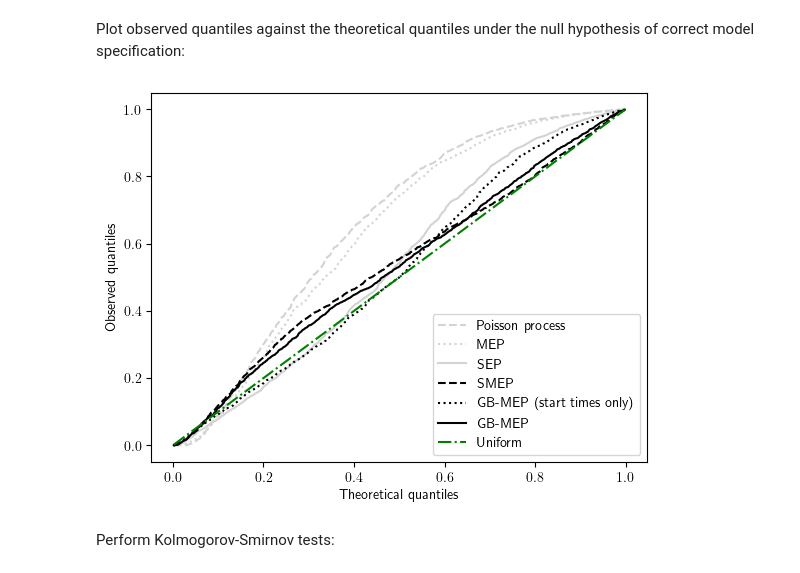
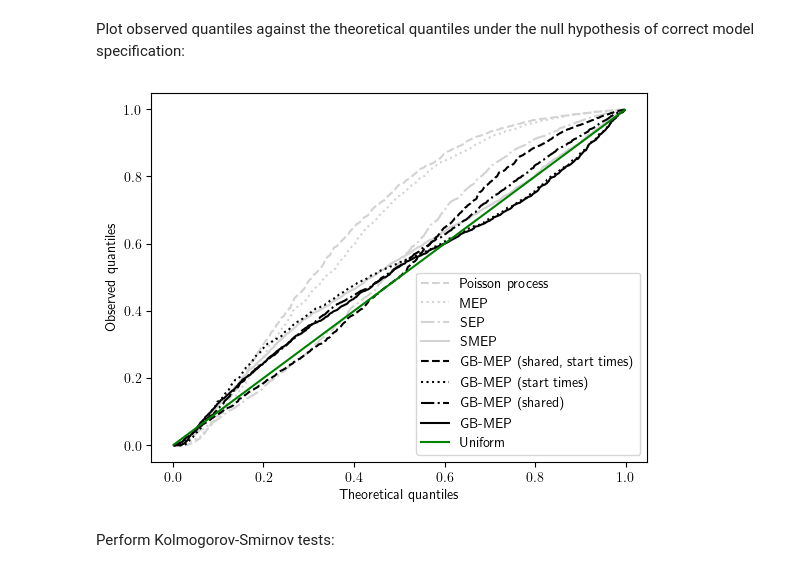
Before and after one commit to fraspass/gb-mep, a Jupyter notebook: notebooks/Santander_Cycles.ipynb, the cells around one changed output. Drawn from its saved outputs; the diff is of its cells as text; code cells hidden in the pictures.

Commit message:
added model with shared parameters and not shared parameters

```diff
--- a/notebooks/Santander_Cycles.ipynb
+++ b/notebooks/Santander_Cycles.ipynb
@@ -80,5 +85,8 @@ res_gbmep_start = G.fit(x0=start_vals, subset_nodes=range(5), start_times=True,
 # %%
 start_vals = gb_mep.insert_in_dictionary(d=res_smep, val=1, pos=3)
-res_gbmep = G.fit(x0=start_vals, subset_nodes=range(5), start_times=True, end_times=True, distance_start=True, distance_end=False, thresh=.5, min_nodes=3)
+res_gbmep_shared = G.fit(x0=start_vals, subset_nodes=range(4,5), start_times=True, end_times=True, distance_start=True, distance_end=False, thresh=.5, min_nodes=3, shared_parameters=True)
 # %% [output]
  4 - Abingdon Green, Westminster
+# %%
+start_vals = gb_mep.combine_dictionaries(d1=gb_mep.combine_dictionaries(d1=gb_mep.append_to_dictionary(d=res_sep, val=1), d2=res_sep, cut_d2=1), d2=res_smep, cut_d2=3)
+res_gbmep = G.fit(x0=start_vals, subset_nodes=range(4,5), start_times=True, end_times=True, distance_start=True, distance_end=False, thresh=.5, min_nodes=3)
@@ -98,9 +108,15 @@ p_sep_train, p_sep_test = G.pvals_sep(params=pp, node_index=index, start_times=s
 pp = gb_mep.transform_parameters(res_smep[index].x)
 p_smep_train, p_smep_test = G.pvals_smep(params=pp, node_index=index, start_times=start_times, end_times=end_times, test_split=True)
 # p-values for GB-MEP with start times only
+pp  = gb_mep.transform_parameters(res_gbmep_start_shared[index].x)
+p_gbmep_start_shared_train, p_gbmep_start_shared_test = G.pvals_gbmep_start_shared(params=pp, node_index=index, subset_nodes=res_gbmep_start[index].subset_nodes, start_times=start_times, test_split=True)
+# p-values for GB-MEP with start times only
 pp  = gb_mep.transform_parameters(res_gbmep_start[index].x)
 p_gbmep_start_train, p_gbmep_start_test = G.pvals_gbmep_start(params=pp, node_index=index, subset_nodes=res_gbmep_start[index].subset_nodes, start_times=start_times, test_split=True)
 # p-values for GB-MEP
+pp = gb_mep.transform_parameters(res_gbmep_shared[index].x)
+p_gbmep_shared_train, p_gbmep_shared_test = G.pvals_gbmep_start_self_shared(params=pp, node_index=index, subset_nodes=res_gbmep[index].subset_nodes, start_times=start_times, end_times=end_times, test_split=True)
+# p-values for GB-MEP
 pp = gb_mep.transform_parameters(res_gbmep[index].x)
 p_gbmep_train, p_gbmep_test = G.pvals_gbmep_start_self(params=pp, node_index=index, subset_nodes=res_gbmep[index].subset_nodes, start_times=start_times, end_times=end_times, test_split=True)
 # %% [markdown]
@@ -111,24 +127,28 @@ y_poisson = np.percentile(a=p_poisson_test, q=x*100)
 y_mep = np.percentile(a=p_mep_test, q=x*100)
 y_sep = np.percentile(a=p_sep_test, q=x*100)
 y_smep = np.percentile(a=p_smep_test, q=x*100)
+y_gbmep_start_shared = np.percentile(a=p_gbmep_start_shared_test, q=x*100)
 y_gbmep_start = np.percentile(a=p_gbmep_start_test, q=x*100)
+y_gbmep_shared = np.percentile(a=p_gbmep_shared_test, q=x*100)
 y_gbmep = np.percentile(a=p_gbmep_test, q=x*100)
 # %% [markdown]
 Plot observed quantiles against the theoretical quantiles under the null hypothesis of correct model specification:
 # %%
 plt.plot(x, y_poisson, label='Poisson process', ls='dashed', c='lightgray')
 plt.plot(x, y_mep, label='MEP', ls='dotted', c='lightgray')
-plt.plot(x, y_sep, label='SEP', c='lightgray')
-plt.plot(x, y_smep, label='SMEP', ls='dashed', c='black')
-plt.plot(x, y_gbmep_start, label='GB-MEP (start times only)', ls='dotted', c='black')
+plt.plot(x, y_sep, label='SEP', ls='dashdot', c='lightgray')
+plt.plot(x, y_smep, label='SMEP', c='lightgray')
+plt.plot(x, y_gbmep_start_shared, label='GB-MEP (shared, start times)', ls='dashed', c='black')
+plt.plot(x, y_gbmep_start, label='GB-MEP (start times)', ls='dotted', c='black')
+plt.plot(x, y_gbmep_shared, label='GB-MEP (shared)', ls='dashdot', c='black')
 plt.plot(x, y_gbmep, label='GB-MEP', c='black')
-plt.plot(x, x, label='Uniform', c='green', ls='dashdot')
+plt.plot(x, x, label='Uniform', c='green')
 plt.xlabel('Theoretical quantiles')
 plt.ylabel('Observed quantiles')
 plt.legend()
 plt.show()
 # %% [output]
-[figure, old version]
+[figure, new version]
 # %% [markdown]
 Perform Kolmogorov-Smirnov tests:
 # %%
```
Also changed, not shown: parts of 11 cells of this notebook, 6 other files.
